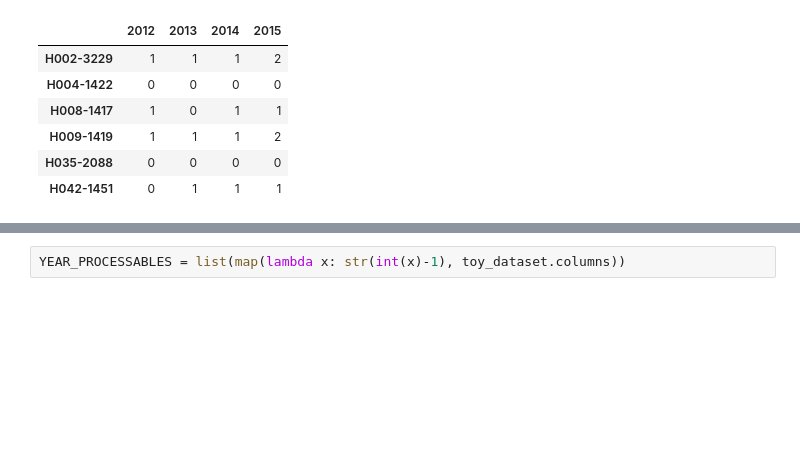
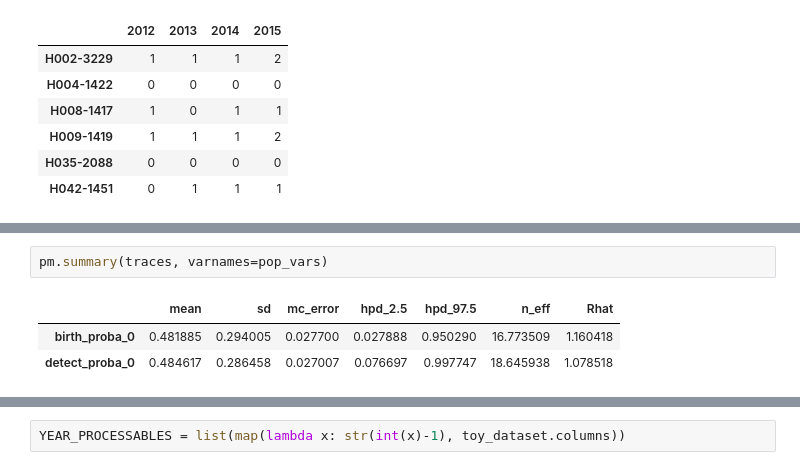
Before and after one commit to Edderic/mics-whales, a Jupyter notebook: mics-whales-new.ipynb, the cells around one changed output, grey strips where cells are left out. Cells and saved outputs as stored; diff of their text form; blank space fills up the shorter version.

```diff
--- a/mics-whales-new.ipynb
+++ b/mics-whales-new.ipynb
@@ -724,0 +822,6 @@ INFO:pymc3:>BinaryGibbsMetropolis: [birth_a_0_sample]
+# %%
+pm.summary(traces, varnames=pop_vars)
+# %% [output]
+|  | mean | sd | mc_error | hpd_2.5 | hpd_97.5 | n_eff | Rhat |
+| birth_proba_0 | 0.481885 | 0.294005 | 0.027700 | 0.027888 | 0.950290 | 16.773509 | 1.160418 |
+| detect_proba_0 | 0.484617 | 0.286458 | 0.027007 | 0.076697 | 0.997747 | 18.645938 | 1.078518 |
```
Also changed, not shown: parts of 14 cells of this notebook.
